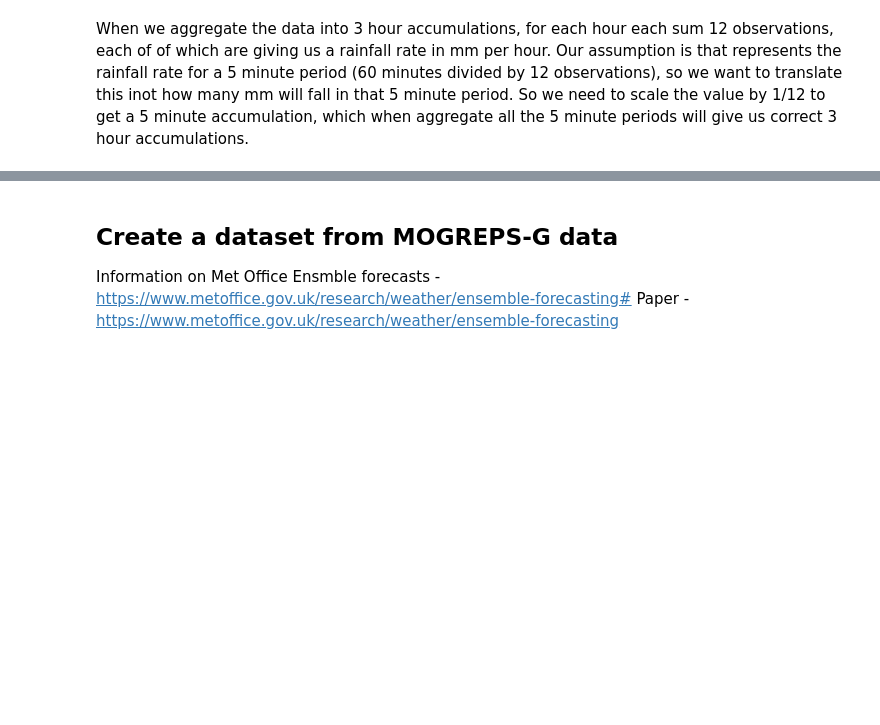
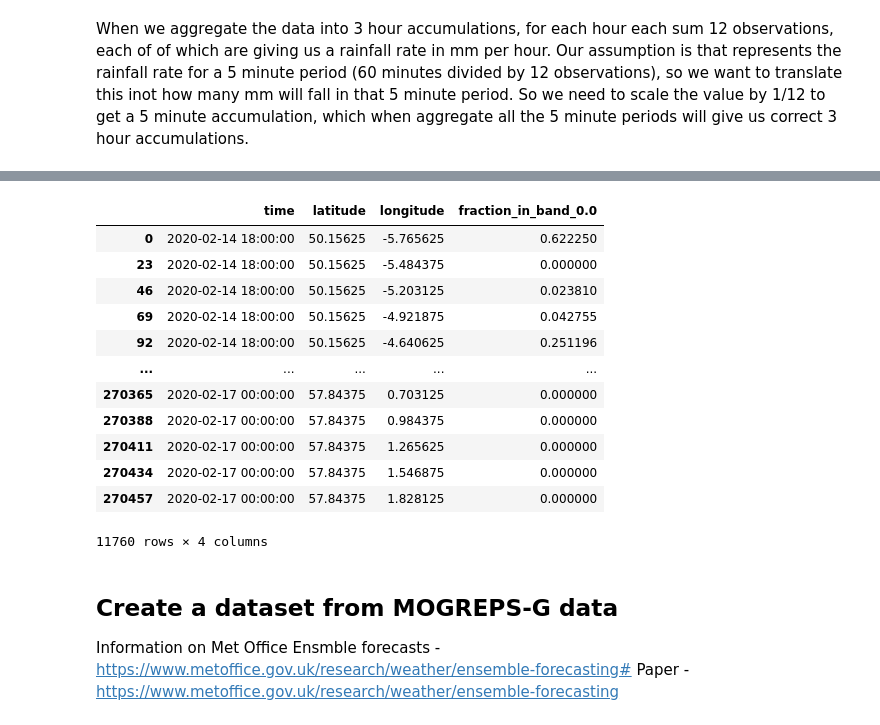
Before and after one commit to informatics-lab/precip_rediagnosis, a Jupyter notebook: data_prep/transform_and_preprocess_batch.ipynb, the cells around one changed output, grey strips where cells are left out. Cells and saved outputs as stored; diff of their text form; code cells hidden in the pictures; blank space fills up the shorter version.

```diff
--- a/data_prep/transform_and_preprocess_batch.ipynb
+++ b/data_prep/transform_and_preprocess_batch.ipynb
@@ -163,0 +292,14 @@ radar_mggrid.remove_coord('3hr')
+# %%
+radar_time_coord = iris.coords.DimCoord(
+    [(fcst_ref_time + datetime.timedelta(hours=leadtime_hours)).timestamp() for fcst_ref_time in forecast_ref_time_range],
+    var_name='time',
+    units=radar_cube.coord('time').units,
+)
+# %%
+fraction_rain_band = iris.cube.Cube(
+    data=bands_data,
+    dim_coords_and_dims=((radar_time_coord, 0),(mg_lat_coord, 1),(mg_lon_coord, 2),  (band_coord, 3)),
+    units=None,
+    var_name='fraction_in_band',
+    long_name='Fraction radar rainfall cells in specified rain band',
+)
@@ -220,0 +338,2 @@ radar_acc_regrid_df.to_csv(output_dir / radar_tab_fname_template.format(start=ra
+# %%
+frac_df = xarray.DataArray.from_iris(fraction_rain_band).to_dataframe().reset_index()
@@ -220,0 +342,18 @@ radar_acc_regrid_df.to_csv(output_dir / radar_tab_fname_template.format(start=ra
+# %%
+radar_df = frac_df[frac_df['band'] ==  float(imp_bands[0])][['time','latitude','longitude','fraction_in_band']]
+radar_df = radar_df.rename({'fraction_in_band': f'fraction_in_band_{imp_bands[0]}'},axis='columns')
+radar_df
+# %% [output]
+|  | time | latitude | longitude | fraction_in_band_0.0 |
+| 0 | 2020-02-14 18:00:00 | 50.15625 | -5.765625 | 0.622250 |
+| 23 | 2020-02-14 18:00:00 | 50.15625 | -5.484375 | 0.000000 |
+| 46 | 2020-02-14 18:00:00 | 50.15625 | -5.203125 | 0.023810 |
+| 69 | 2020-02-14 18:00:00 | 50.15625 | -4.921875 | 0.042755 |
+| 92 | 2020-02-14 18:00:00 | 50.15625 | -4.640625 | 0.251196 |
+| ... | ... | ... | ... | ... |
+| 270365 | 2020-02-17 00:00:00 | 57.84375 | 0.703125 | 0.000000 |
+| 270388 | 2020-02-17 00:00:00 | 57.84375 | 0.984375 | 0.000000 |
+| 270411 | 2020-02-17 00:00:00 | 57.84375 | 1.265625 | 0.000000 |
+| 270434 | 2020-02-17 00:00:00 | 57.84375 | 1.546875 | 0.000000 |
+| 270457 | 2020-02-17 00:00:00 | 57.84375 | 1.828125 | 0.000000 |
+11760 rows × 4 columns
```
Also changed, not shown: parts of 55 cells of this notebook.
